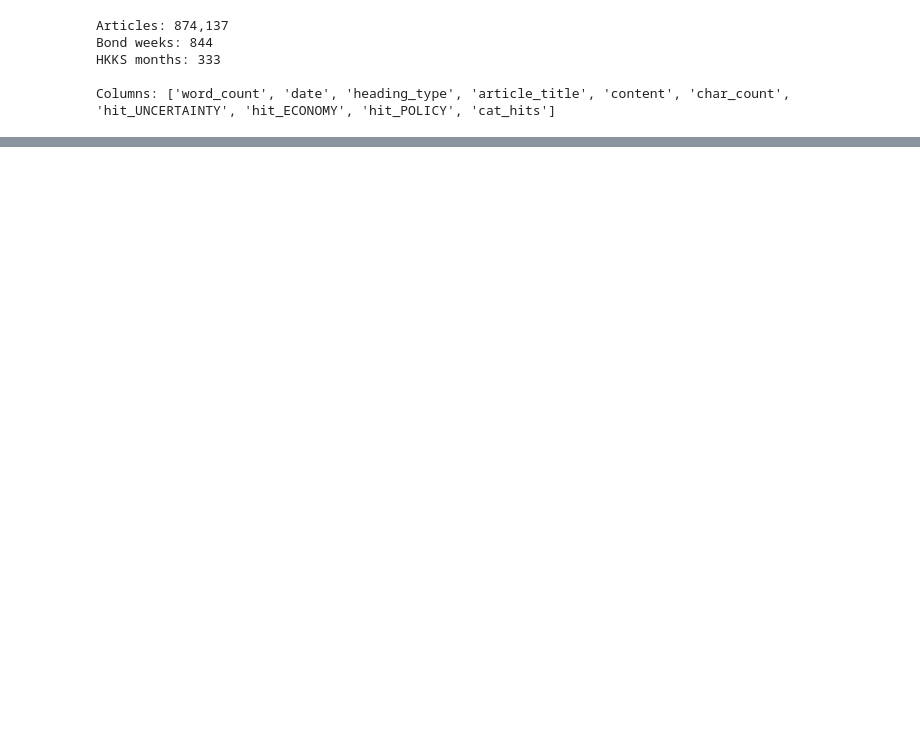
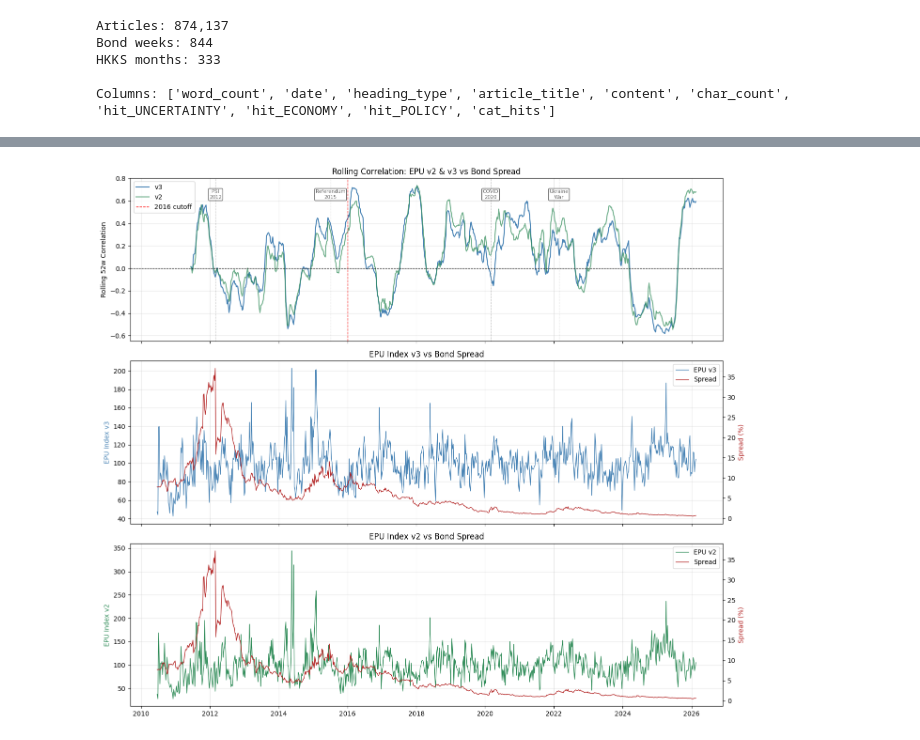
Before and after one commit to Swkratis210204/TextDataInEconomics, a Jupyter notebook: phase1/phase2.ipynb, the cells around one changed output, grey strips where cells are left out. Drawn from its saved outputs; the diff is of its cells as text; code cells hidden in the pictures; blank space fills up the shorter version.

```diff
--- a/phase1/phase2.ipynb
+++ b/phase1/phase2.ipynb
@@ -36,0 +417,65 @@ Columns: ['word_count', 'date', 'heading_type', 'article_title', 'content', 'cha
+# %%
+fig, axes = plt.subplots(3, 1, figsize=(14, 12), sharex=True)
+
+versions = [
+    (merged_v3, "epu_index_v3", "v3 — Στοχευμένα stems + rolling norm", "steelblue"),
+    (merged_v2, "epu_index_v2", "v2 — Full words + rolling norm", "seagreen"),
+]
+
+# Rolling correlations
+merged_v3_s = merged_v3.sort_values("week_dt").reset_index(drop=True)
+merged_v2_s = merged_v2.sort_values("week_dt").reset_index(drop=True)
+
+rc_v3 = merged_v3_s["epu_index_v3"].rolling(52).corr(merged_v3_s["Spread"])
+rc_v2 = merged_v2_s["epu_index_v2"].rolling(52).corr(merged_v2_s["Spread"])
+
+events = {
+    "PSI\n2012":        "2012-03-01",
+    "Referendum\n2015": "2015-07-05",
+    "COVID\n2020":      "2020-03-01",
+    "Ukraine\nWar":     "2022-02-24",
+}
+
+# Panel 1: Rolling correlation v3
+axes[0].plot(merged_v3_s["week_dt"], rc_v3, color="steelblue", linewidth=1.5, label="v3")
+axes[0].plot(merged_v2_s["week_dt"], rc_v2, color="seagreen",  linewidth=1.5, label="v2", alpha=0.7)
+axes[0].axhline(0, color="black", linewidth=0.8, linestyle="--")
+axes[0].axvline(pd.Timestamp("2015-12-31"), color="red", linewidth=1, linestyle="--", label="2016 cutoff")
+for label, date in events.items():
+    axes[0].axvline(pd.Timestamp(date), color="gray", linewidth=0.8, linestyle=":", alpha=0.7)
+    axes[0].text(pd.Timestamp(date), 0.62, label, fontsize=7.5, ha="center",
+                 color="dimgray", bbox=dict(boxstyle="round,pad=0.2", fc="white", alpha=0.6))
+axes[0].set_ylabel("Rolling 52w Correlation")
+axes[0].set_title("Rolling Correlation: EPU v2 & v3 vs Bond Spread")
+axes[0].legend()
+axes[0].grid(alpha=0.3)
+
+# Panel 2: EPU v3 vs Spread
+ax2t = axes[1].twinx()
+axes[1].plot(merged_v3_s["week_dt"], merged_v3_s["epu_index_v3"], color="steelblue", linewidth=1, label="EPU v3")
+ax2t.plot(merged_v3_s["week_dt"], merged_v3_s["Spread"], color="firebrick", linewidth=1, label="Spread")
+axes[1].set_ylabel("EPU Index v3", color="steelblue")
+ax2t.set_ylabel("Spread (%)", color="firebrick")
+axes[1].set_title("EPU Index v3 vs Bond Spread")
+lines1, labels1 = axes[1].get_legend_handles_labels()
+lines2, labels2 = ax2t.get_legend_handles_labels()
+axes[1].legend(lines1 + lines2, labels1 + labels2, loc="upper right")
+axes[1].grid(alpha=0.3)
+
+# Panel 3: EPU v2 vs Spread
+ax3t = axes[2].twinx()
+axes[2].plot(merged_v2_s["week_dt"], merged_v2_s["epu_index_v2"], color="seagreen", linewidth=1, label="EPU v2")
+ax3t.plot(merged_v2_s["week_dt"], merged_v2_s["Spread"], color="firebrick", linewidth=1, label="Spread")
+axes[2].set_ylabel("EPU Index v2", color="seagreen")
+ax3t.set_ylabel("Spread (%)", color="firebrick")
+axes[2].set_title("EPU Index v2 vs Bond Spread")
+lines1, labels1 = axes[2].get_legend_handles_labels()
+lines2, labels2 = ax3t.get_legend_handles_labels()
+axes[2].legend(lines1 + lines2, labels1 + labels2, loc="upper right")
+axes[2].grid(alpha=0.3)
+
+plt.tight_layout()
+plt.savefig("epu_v2_v3_comparison.png", dpi=150, bbox_inches="tight")
+plt.show()
+# %% [output]
+[figure, added]
```
Also changed, not shown: parts of 21 cells of this notebook, 4 other files.
